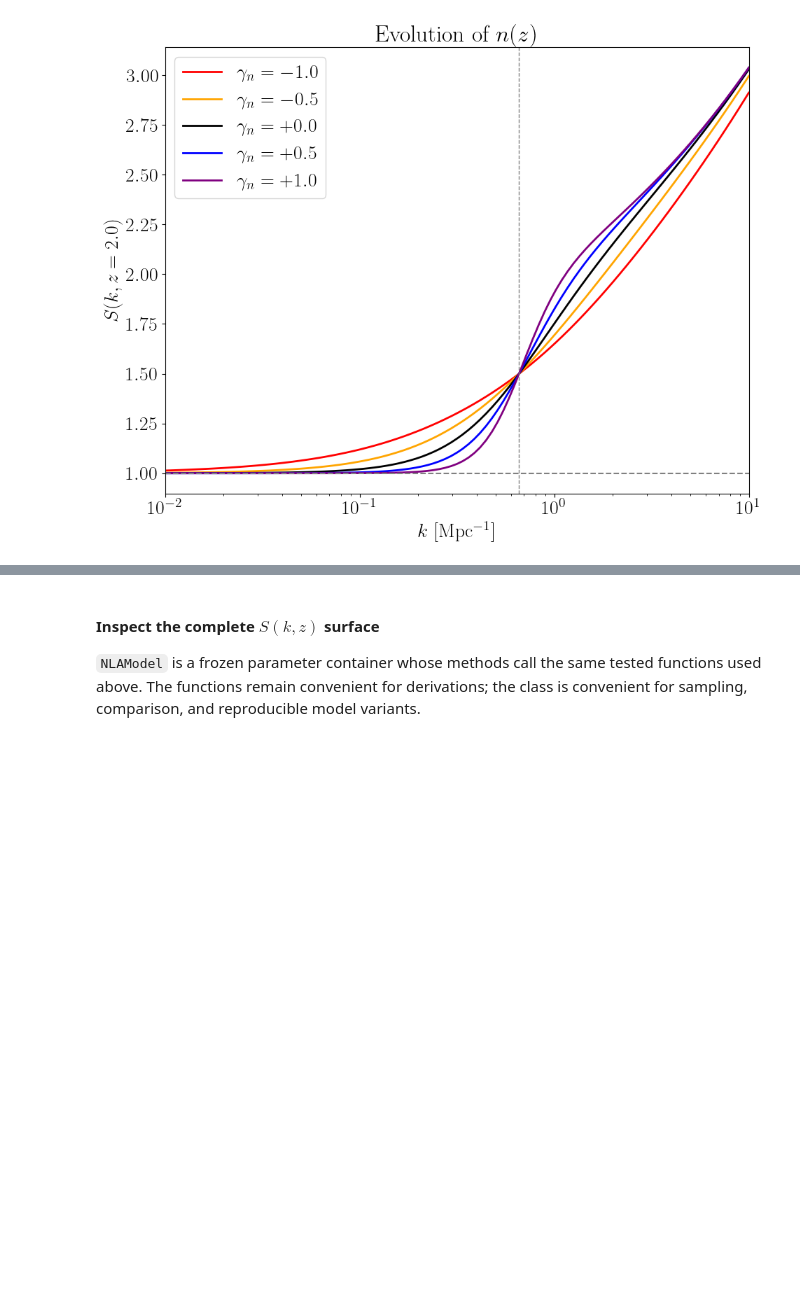
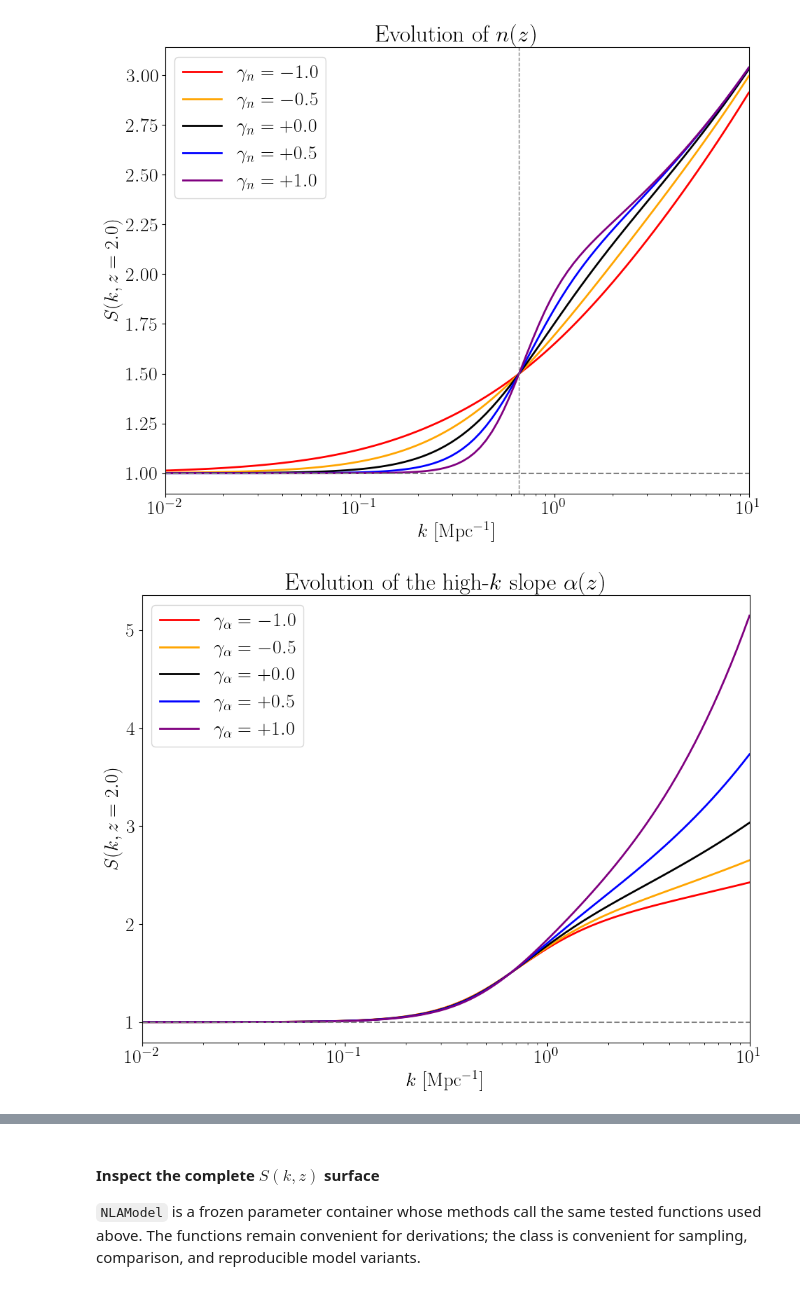
Before and after one commit to CosmoCloudZhang/IAFlowCloud, a Jupyter notebook: Code/NLA.ipynb, the cells around one changed output, grey strips where cells are left out. Cells and saved outputs as stored; diff of their text form; code cells hidden in the pictures; blank space fills up the shorter version.

```diff
--- a/Code/NLA.ipynb
+++ b/Code/NLA.ipynb
@@ -650,6 +658,8 @@ alpha_fixed = 0.3
 m_fixed = 2.0
 gamma_t_fixed = 0.4
 gamma_n_fixed = 0.2
+gamma_alpha_fixed = 0.0
+gamma_m_fixed = 0.0
 # %% [markdown]
 ### Isolate the scale parameters
 
@@ -1053,3 +1064,35 @@ figure.tight_layout()
 figure.savefig(figure_path / "Transition_Sharpness_Evolution.pdf", dpi=512, bbox_inches="tight")
 # %% [output]
 [figure]
+# %%
+gamma_alpha_list = [-1.0, -0.5, 0.0, 0.5, 1.0]
+figure, plot = pyplot.subplots(figsize=(10, 8))
+
+for gamma_alpha, colour in zip(gamma_alpha_list, colour_list):
+    S_k_z = scale_transition(
+        z_high,
+        k_grid,
+        q=q_fixed,
+        n_star=n_star_fixed,
+        k_t_star=k_t_star_fixed,
+        alpha=alpha_fixed,
+        m=m_fixed,
+        gamma_t=gamma_t_fixed,
+        gamma_n=gamma_n_fixed,
+        gamma_alpha=gamma_alpha,
+        gamma_m=gamma_m_fixed,
+        z_star=Z_STAR,
+    )
+    plot.plot(k_grid, S_k_z[0], linewidth=2, color=colour, label=rf"$\gamma_\alpha={gamma_alpha:+}$", rasterized=True)
+
+plot.axhline(1.0, color="grey", linestyle="--", rasterized=True)
+plot.set_xscale("log")
+plot.set_xlim(10 ** logk1, 10 ** logk2)
+plot.set_xlabel(r"$k$ [Mpc$^{-1}$]")
+plot.set_ylabel(rf"$S(k,z={z_high})$")
+plot.set_title(r"Evolution of the high-$k$ slope $\alpha(z)$")
+plot.legend()
+figure.tight_layout()
+figure.savefig(figure_path / "High_K_Slope_Evolution.pdf", dpi=512, bbox_inches="tight")
+# %% [output]
+[figure, added]
```
Also changed, not shown: parts of 14 cells of this notebook, 4 other files.
